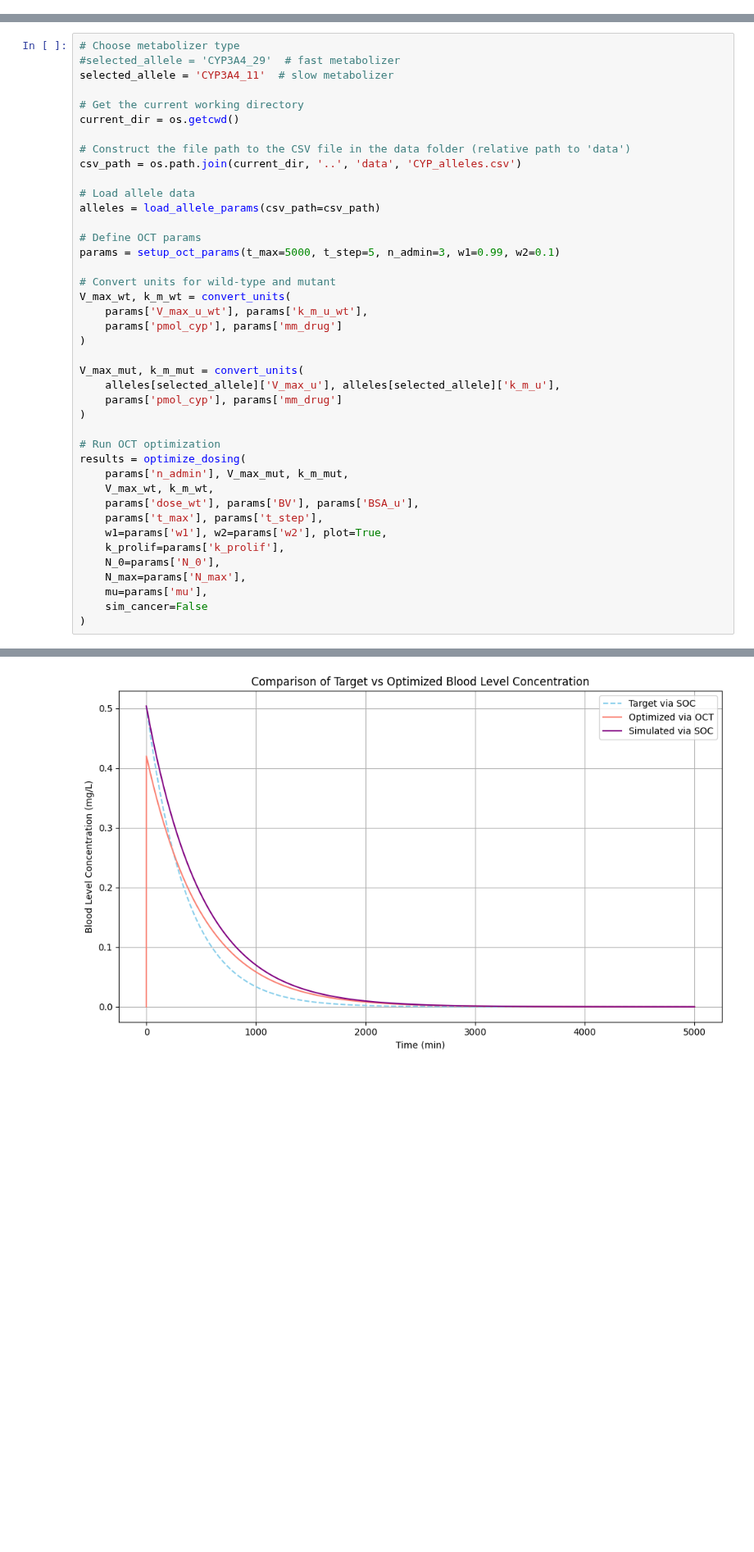
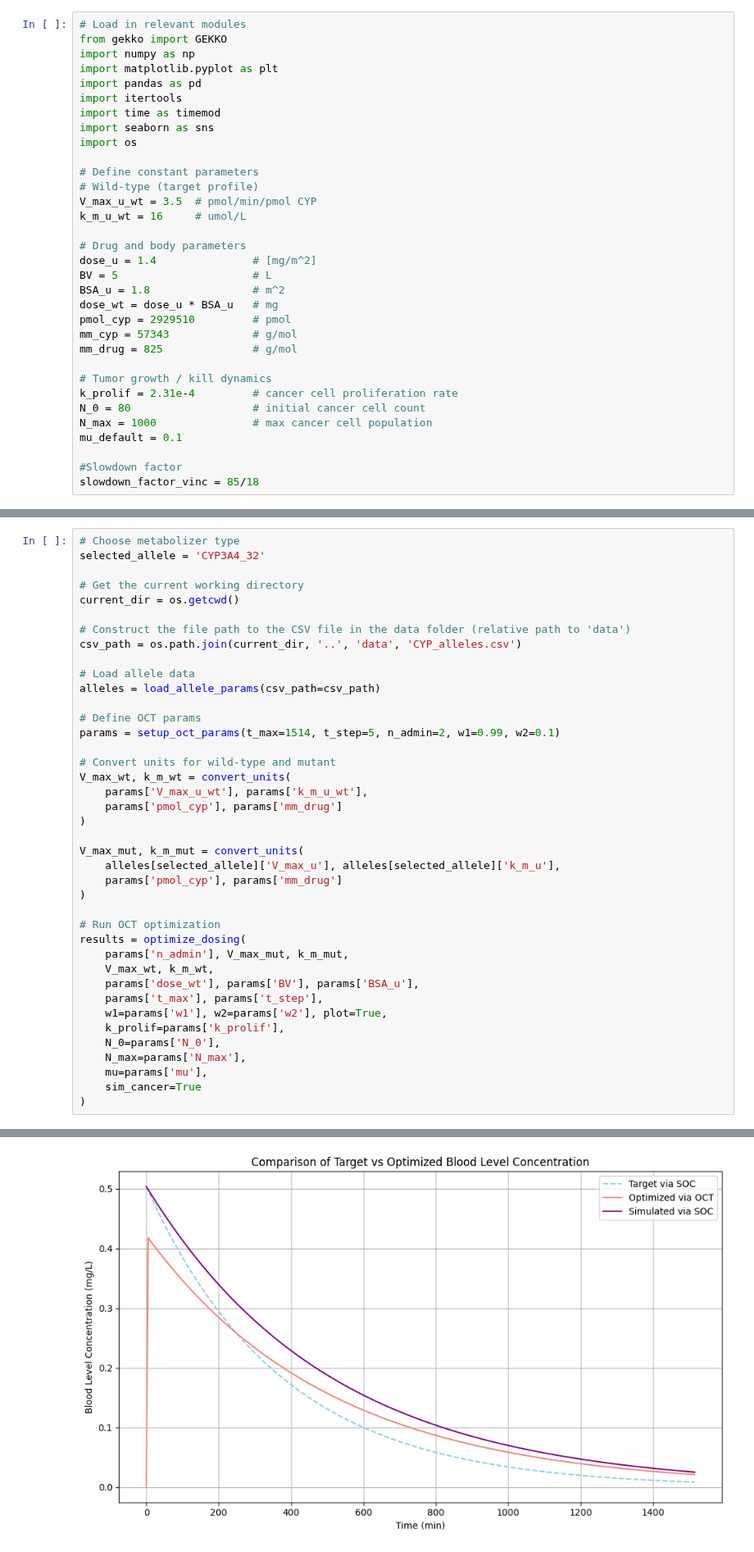
Before and after one commit to Bliz33333/cyp-vincristine, a Jupyter notebook: code/gekko-package.ipynb, the cells around one changed output, grey strips where cells are left out. Shown at 82% size. Saved outputs shown, nothing was run; the diff lists cells and outputs as text; blank space fills up the shorter version.

```diff
--- a/code/gekko-package.ipynb
+++ b/code/gekko-package.ipynb
@@ -23,3 +13,36 @@ import os
+# %%
+# Load in relevant modules
+from gekko import GEKKO
+import numpy as np
+import matplotlib.pyplot as plt
+import pandas as pd
+import itertools
+import time as timemod
+import seaborn as sns
+import os
+
+# Define constant parameters
+# Wild-type (target profile)
+V_max_u_wt = 3.5  # pmol/min/pmol CYP
+k_m_u_wt = 16     # umol/L
+
+# Drug and body parameters
+dose_u = 1.4               # [mg/m^2]
+BV = 5                     # L
+BSA_u = 1.8                # m^2
+dose_wt = dose_u * BSA_u   # mg
+pmol_cyp = 2929510         # pmol
+mm_cyp = 57343             # g/mol
+mm_drug = 825              # g/mol
+
+# Tumor growth / kill dynamics
+k_prolif = 2.31e-4         # cancer cell proliferation rate
+N_0 = 80                   # initial cancer cell count
+N_max = 1000               # max cancer cell population
+mu_default = 0.1
+
+#Slowdown factor
+slowdown_factor_vinc = 85/18
 # %%
 # Define functions
 
@@ -296,8 +312,7 @@ def load_allele_params(csv_path='data/CYP_alleles.csv'):
 ### Example forward run for a specific allele:
 # %%
 # Choose metabolizer type
-#selected_allele = 'CYP3A4_29'  # fast metabolizer
-selected_allele = 'CYP3A4_11'  # slow metabolizer
+selected_allele = 'CYP3A4_32'
 
 # Get the current working directory
 current_dir = os.getcwd()
@@ -309,36 +324,36 @@ csv_path = os.path.join(current_dir, '..', 'data', 'CYP_alleles.csv')
 alleles = load_allele_params(csv_path=csv_path)
 
 # Define OCT params
-params = setup_oct_params(t_max=5000, t_step=5, n_admin=3, w1=0.99, w2=0.1)
+params = setup_oct_params(t_max=1514, t_step=5, n_admin=2, w1=0.99, w2=0.1)
 
 # Convert units for wild-type and mutant
 V_max_wt, k_m_wt = convert_units(
     params['V_max_u_wt'], params['k_m_u_wt'],
     params['pmol_cyp'], params['mm_drug']
 )
 
 V_max_mut, k_m_mut = convert_units(
     alleles[selected_allele]['V_max_u'], alleles[selected_allele]['k_m_u'],
     params['pmol_cyp'], params['mm_drug']
 )
 
 # Run OCT optimization
 results = optimize_dosing(
     params['n_admin'], V_max_mut, k_m_mut,
     V_max_wt, k_m_wt,
     params['dose_wt'], params['BV'], params['BSA_u'],
     params['t_max'], params['t_step'],
     w1=params['w1'], w2=params['w2'], plot=True,
     k_prolif=params['k_prolif'],
     N_0=params['N_0'],
     N_max=params['N_max'],
     mu=params['mu'],
-    sim_cancer=False
+    sim_cancer=True
 )
 # %% [output]
 Solving...
 Converged!
-[figure, old version]
+[figure, new version]
 # %% [markdown]
 ### Check results
 # %%
```
Also changed, not shown: parts of 4 cells of this notebook, 4 other files.
